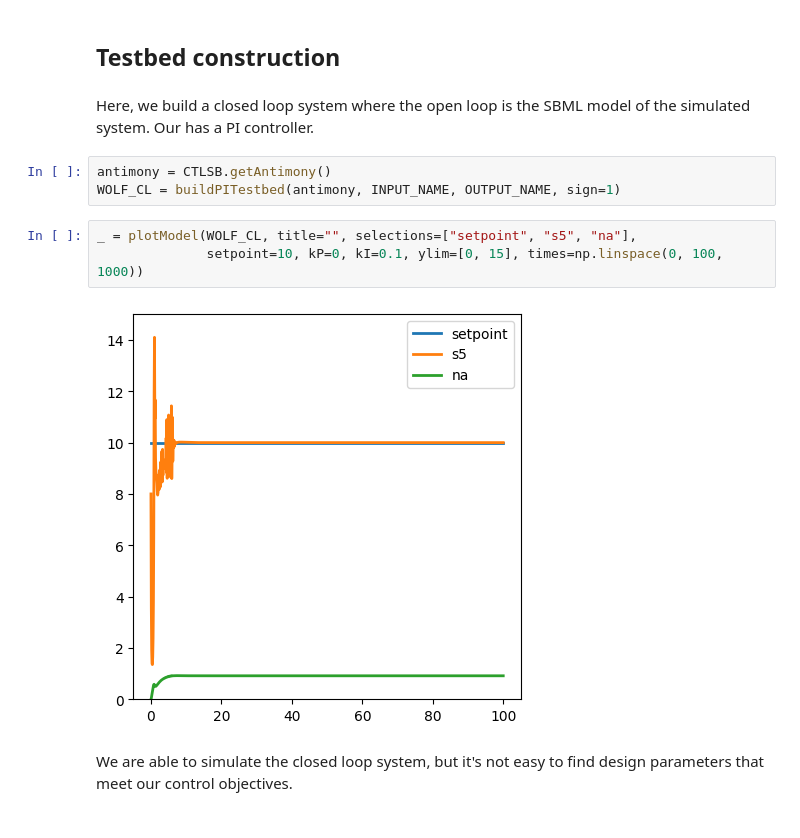
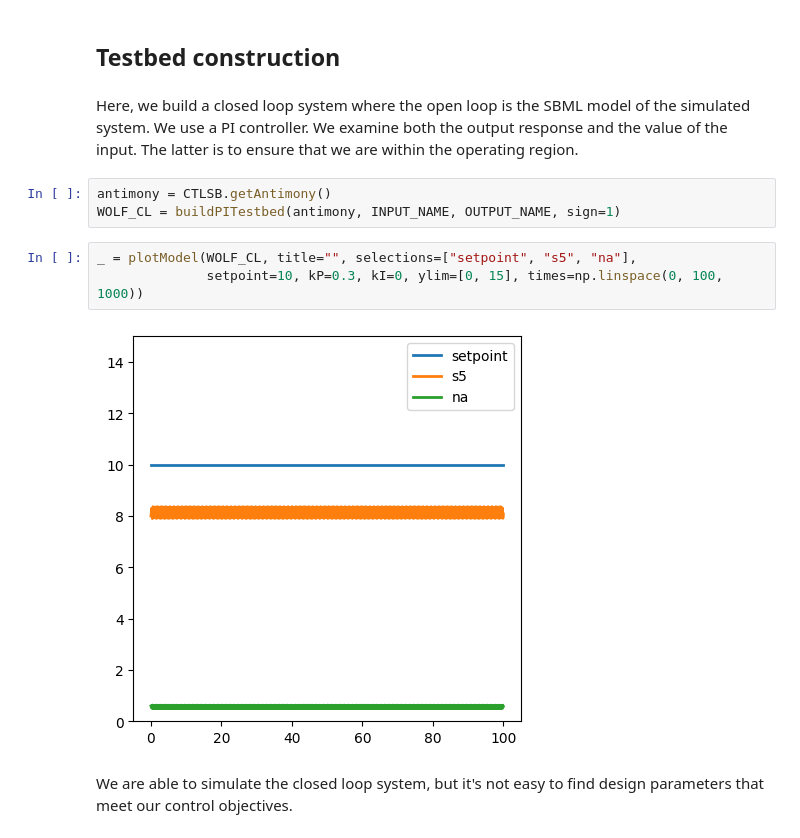
Before and after one commit to joseph-hellerstein/advanced-controls-lectures, a Jupyter notebook: lectures/lecture_15-Workflow-Control-Design/workflow_for_control_design.ipynb, the cells around one changed output. Cells and saved outputs as stored; diff of their text form.

```diff
--- a/lectures/lecture_15-Workflow-Control-Design/workflow_for_control_design.ipynb
+++ b/lectures/lecture_15-Workflow-Control-Design/workflow_for_control_design.ipynb
@@ -193,15 +193,15 @@ TRANSFER_FUNCTION.poles(), TRANSFER_FUNCTION.zeros()
 # %% [markdown]
 ## Testbed construction
 # %% [markdown]
-Here, we build a closed loop system where the open loop is the SBML model of the simulated system. Our has a PI controller.
+Here, we build a closed loop system where the open loop is the SBML model of the simulated system. We use a PI controller. We examine both the output response and the value of the input. The latter is to ensure that we are within the operating region.
 # %%
 antimony = CTLSB.getAntimony()
 WOLF_CL = buildPITestbed(antimony, INPUT_NAME, OUTPUT_NAME, sign=1)
 # %%
 _ = plotModel(WOLF_CL, title="", selections=["setpoint", "s5", "na"],
-              setpoint=10, kP=0, kI=0.1, ylim=[0, 15], times=np.linspace(0, 100, 1000))
+              setpoint=10, kP=0.3, kI=0, ylim=[0, 15], times=np.linspace(0, 100, 1000))
 # %% [output]
-[figure, old version]
+[figure, new version]
 # %% [markdown]
 We are able to simulate the closed loop system, but it's not easy to find design parameters that meet our control objectives.
 # %% [markdown]
```
Also changed, not shown: parts of 7 cells of this notebook, 2 other files.
